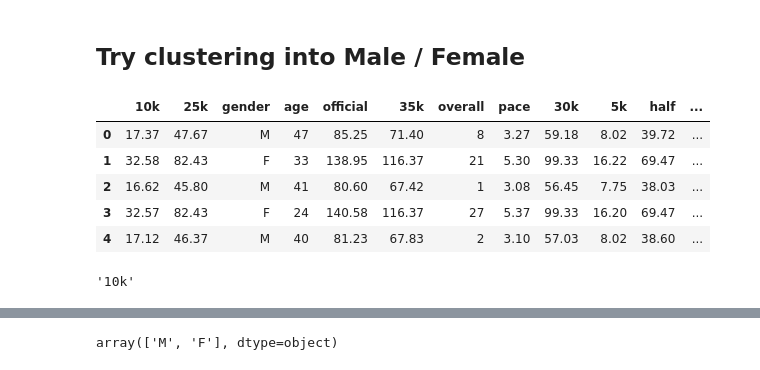
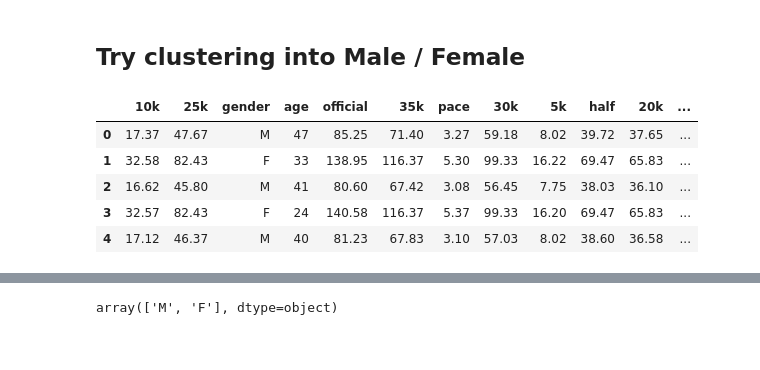
Before and after one commit to SmellsLikeCake/clustering-experiments, a Jupyter notebook: Boston-Marathon-Clustering.ipynb, the cells around one changed output, grey strips where cells are left out. Saved outputs shown, nothing was run; the diff lists cells and outputs as text; code cells hidden in the pictures.

```diff
--- a/Boston-Marathon-Clustering.ipynb
+++ b/Boston-Marathon-Clustering.ipynb
@@ -20,7 +20,8 @@ from sklearn.metrics import silhouette_score
 # %%
 ## Boston Marathon data for 2014
 
-bm2014 = pd.read_csv('https://raw.githubusercontent.com/llimllib/bostonmarathon/master/results/2014/results.csv')
+bm2014 = pd.read_csv('https://raw.githubusercontent.com/llimllib/bostonmarathon/master/results/2014/results.csv',
+                    na_values='-')
 # %%
 bm2014.head()
 # %% [output]
@@ -83,14 +233,15 @@ bm2014.iloc[:5, 11:]
 # %% [markdown]
 ## Try clustering into Male / Female
 # %%
+# bm2014 = bm2014[~bm2014.bib.str.startswith('W')]
 bm2014_num = bm2014.copy()
-bm2014_num.drop(['name', 'division', 'bib', 'genderdiv',
-                'ctz', 'state', 'country', 'city'], axis=1, inplace=True)
+bm2014_num.drop(['name', 'division', 'bib', 'genderdiv', 'overall',
+                'ctz', 'state', 'country', 'city'], axis=1, inplace=True) ## remove overall because starts again from 1 after wheelchair. totally cocks up the model
 bm2014_num.head()
 # %% [output]
-|  | 10k | 25k | gender | age | official | 35k | overall | pace | 30k | 5k | half | ... |
-| 0 | 17.37 | 47.67 | M | 47 | 85.25 | 71.40 | 8 | 3.27 | 59.18 | 8.02 | 39.72 | ... |
-| 1 | 32.58 | 82.43 | F | 33 | 138.95 | 116.37 | 21 | 5.30 | 99.33 | 16.22 | 69.47 | ... |
-| 2 | 16.62 | 45.80 | M | 41 | 80.60 | 67.42 | 1 | 3.08 | 56.45 | 7.75 | 38.03 | ... |
-| 3 | 32.57 | 82.43 | F | 24 | 140.58 | 116.37 | 27 | 5.37 | 99.33 | 16.20 | 69.47 | ... |
-| 4 | 17.12 | 46.37 | M | 40 | 81.23 | 67.83 | 2 | 3.10 | 57.03 | 8.02 | 38.60 | ... |
+|  | 10k | 25k | gender | age | official | 35k | pace | 30k | 5k | half | 20k | ... |
+| 0 | 17.37 | 47.67 | M | 47 | 85.25 | 71.40 | 3.27 | 59.18 | 8.02 | 39.72 | 37.65 | ... |
+| 1 | 32.58 | 82.43 | F | 33 | 138.95 | 116.37 | 5.30 | 99.33 | 16.22 | 69.47 | 65.83 | ... |
+| 2 | 16.62 | 45.80 | M | 41 | 80.60 | 67.42 | 3.08 | 56.45 | 7.75 | 38.03 | 36.10 | ... |
+| 3 | 32.57 | 82.43 | F | 24 | 140.58 | 116.37 | 5.37 | 99.33 | 16.20 | 69.47 | 65.83 | ... |
+| 4 | 17.12 | 46.37 | M | 40 | 81.23 | 67.83 | 3.10 | 57.03 | 8.02 | 38.60 | 36.58 | ... |
@@ -103,4 +247,0 @@ def find_dash(df):
-# %%
-find_dash(bm2014_num)
-# %% [output]
-'10k'
```
Also changed, not shown: parts of 45 cells of this notebook.
